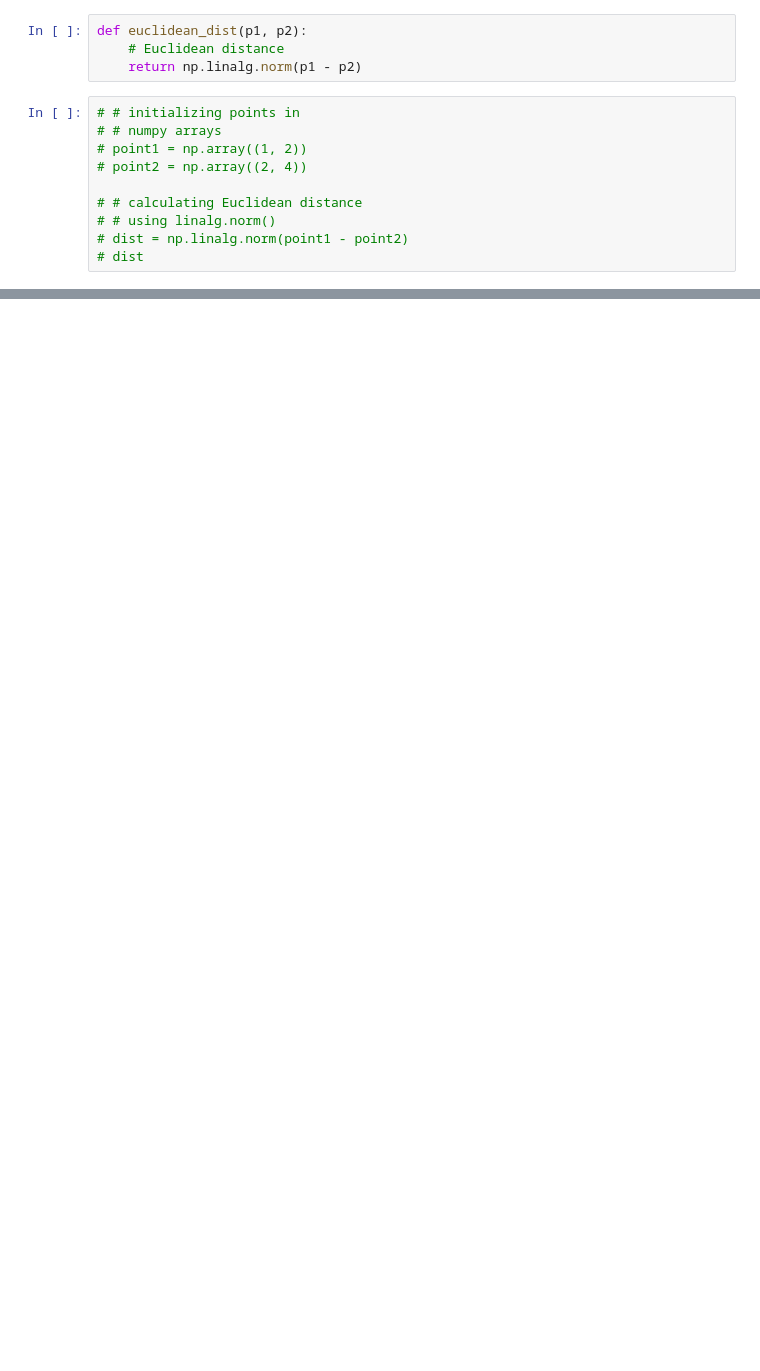
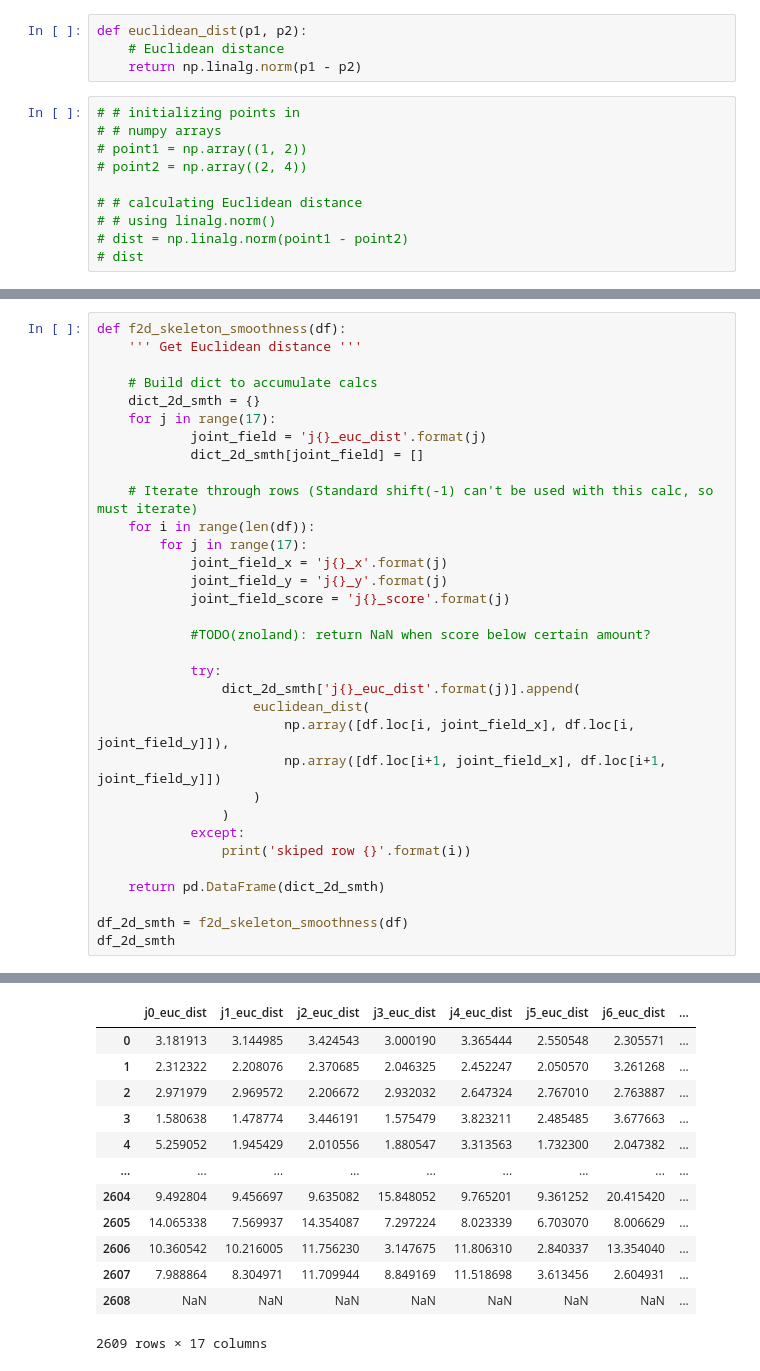
Before and after one commit to diwgan32/mmpose, a Jupyter notebook: TuMeke_Testing_Framework.ipynb, the cells around one changed output, grey strips where cells are left out. Saved outputs shown, nothing was run; the diff lists cells and outputs as text; blank space fills up the shorter version.

```diff
--- a/TuMeke_Testing_Framework.ipynb
+++ b/TuMeke_Testing_Framework.ipynb
@@ -250,0 +289,34 @@ def euclidean_dist(p1, p2):
+# %%
+def f2d_skeleton_smoothness(df):
+    ''' Get Euclidean distance '''
+
+    # Build dict to accumulate calcs
+    dict_2d_smth = {}
+    for j in range(17):
+            joint_field = 'j{}_euc_dist'.format(j)
+            dict_2d_smth[joint_field] = []
+
+    # Iterate through rows (Standard shift(-1) can't be used with this calc, so must iterate)
+    for i in range(len(df)):
+        for j in range(17):
+            joint_field_x = 'j{}_x'.format(j)
+            joint_field_y = 'j{}_y'.format(j)
+            joint_field_score = 'j{}_score'.format(j)
+
+            #TODO(znoland): return NaN when score below certain amount?
+
+            try:
+                dict_2d_smth['j{}_euc_dist'.format(j)].append(
+                    euclidean_dist(
+                        np.array([df.loc[i, joint_field_x], df.loc[i, joint_field_y]]),
+                        np.array([df.loc[i+1, joint_field_x], df.loc[i+1, joint_field_y]])
+                    )
+                )
+            except:
+                print('skiped row {}'.format(i))
+
+    return pd.DataFrame(dict_2d_smth)
+
+df_2d_smth = f2d_skeleton_smoothness(df)
+df_2d_smth
+# %% [output]
@@ -250,0 +340,13 @@ def euclidean_dist(p1, p2):
+|  | j0_euc_dist | j1_euc_dist | j2_euc_dist | j3_euc_dist | j4_euc_dist | j5_euc_dist | j6_euc_dist | ... |
+| 0 | 3.181913 | 3.144985 | 3.424543 | 3.000190 | 3.365444 | 2.550548 | 2.305571 | ... |
+| 1 | 2.312322 | 2.208076 | 2.370685 | 2.046325 | 2.452247 | 2.050570 | 3.261268 | ... |
+| 2 | 2.971979 | 2.969572 | 2.206672 | 2.932032 | 2.647324 | 2.767010 | 2.763887 | ... |
+| 3 | 1.580638 | 1.478774 | 3.446191 | 1.575479 | 3.823211 | 2.485485 | 3.677663 | ... |
+| 4 | 5.259052 | 1.945429 | 2.010556 | 1.880547 | 3.313563 | 1.732300 | 2.047382 | ... |
+| ... | ... | ... | ... | ... | ... | ... | ... | ... |
+| 2604 | 9.492804 | 9.456697 | 9.635082 | 15.848052 | 9.765201 | 9.361252 | 20.415420 | ... |
+| 2605 | 14.065338 | 7.569937 | 14.354087 | 7.297224 | 8.023339 | 6.703070 | 8.006629 | ... |
+| 2606 | 10.360542 | 10.216005 | 11.756230 | 3.147675 | 11.806310 | 2.840337 | 13.354040 | ... |
+| 2607 | 7.988864 | 8.304971 | 11.709944 | 8.849169 | 11.518698 | 3.613456 | 2.604931 | ... |
+| 2608 | NaN | NaN | NaN | NaN | NaN | NaN | NaN | ... |
+2609 rows × 17 columns
```
Also changed, not shown: parts of 19 cells of this notebook, 1 other file.
